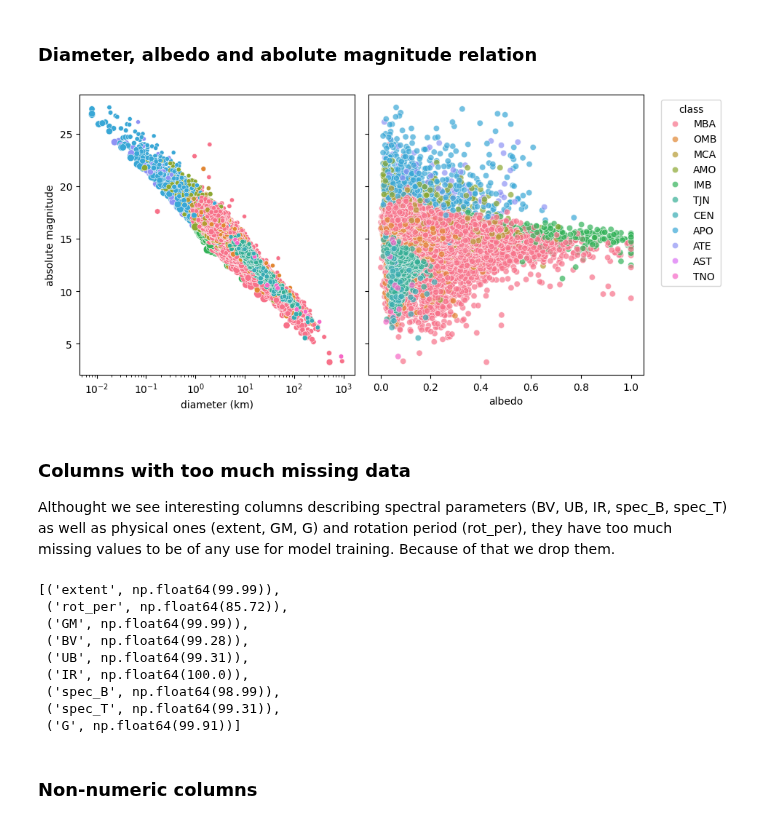
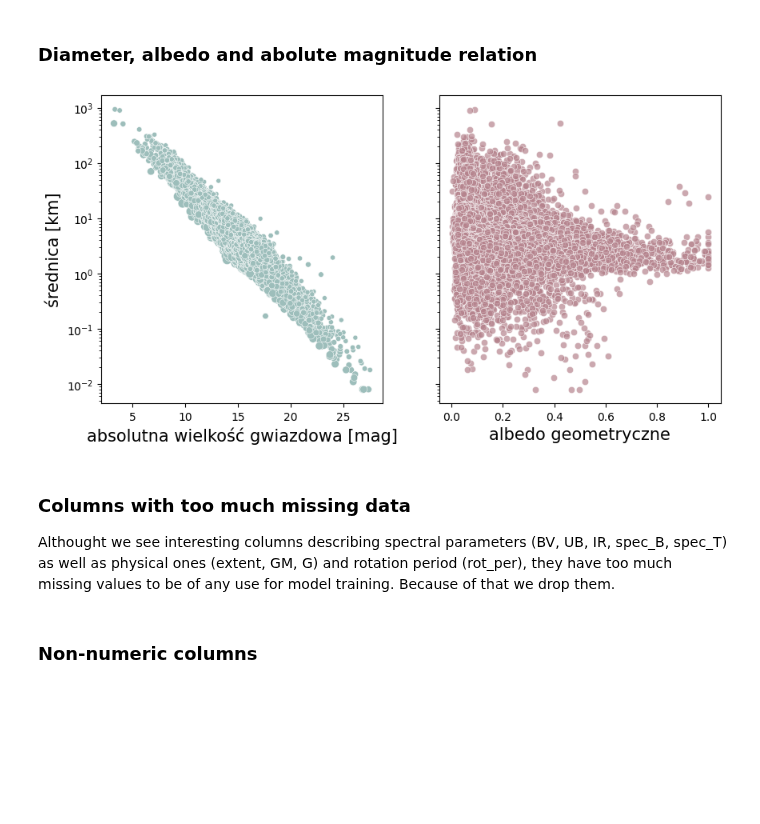
Before and after one commit to pgrzankowski/WUT-EngineerThesis, a Jupyter notebook: asteroid_diameter_prediction.ipynb, the cells around one changed output. Drawn from its saved outputs; the diff is of its cells as text; code cells hidden in the pictures; blank space fills up the shorter version.

```diff
--- a/asteroid_diameter_prediction.ipynb
+++ b/asteroid_diameter_prediction.ipynb
@@ -40,6 +40,13 @@ import numpy as np
 import matplotlib.pyplot as plt
 import seaborn as sns
 from sklearn.feature_selection import mutual_info_regression
+# %%
+FONT_SIZE = 13
+
+COLOR_1 = '#748CAB'  # Midnight Blue
+COLOR_2 = '#9DBEBB'  # Slate Gray
+COLOR_3 = '#B5838D'  # Burgundy (for your third plot)
+COLOR_GOLD = '#C5A059'
 # %%
 def null_percentage(df: pd.DataFrame, col_name: str) -> float:
     return round(df[col_name].isna().sum() / len(df) * 100, 2)
@@ -200,41 +268,25 @@ plt.savefig('fig/analysis/albedo_distribution.pdf')
 ### Diameter, albedo and abolute magnitude relation
 # %%
 fig, ax = plt.subplots(1,2, figsize=(10,5), sharey=True)
-plt.subplots_adjust(wspace=0.05)
+# --- Left Plot ---
+ax[0].set_yscale('log')
+ax[0].set_ylabel('średnica [km]', fontsize=FONT_SIZE + 2)
+ax[0].set_xlabel('absolutna wielkość gwiazdowa [mag]', fontsize=FONT_SIZE + 2)
+ax[0].tick_params(axis='both') # Sizes of the numbers
 
-ax[0].set(xscale='log', xlabel='diameter (km)', ylabel='absolute magnitude')
-sns.scatterplot(df_tmp, x='diameter', y='H', hue='class',
-                size='albedo', ax=ax[0])
+sns.scatterplot(data=df_tmp, x='H', y='diameter', size='albedo', color=COLOR_2, ax=ax[0])
 ax[0].legend().set_visible(False)
 
-ax[1].set(xlabel='albedo',)
-sns.scatterplot(df_tmp, x='albedo', y='H', hue='class', alpha=.7,
-                ax=ax[1])
-sns.move_legend(ax[1], "upper right", bbox_to_anchor=(1.3, 1.),)
+# --- Right Plot ---
+ax[1].set_yscale('log')
+ax[1].set_xlabel('albedo geometryczne', fontsize=FONT_SIZE+2)
+ax[1].tick_params(axis='both')
 
-plt.savefig('fig/analysis/diameter_albedo_magnitude_relation.jpg')
+sns.scatterplot(data=df_tmp, x='albedo', y='diameter', alpha=.7, color=COLOR_3, ax=ax[1])
+
+plt.savefig('fig/analysis/diameter_albedo_magnitude_relation.png')
 # %% [output]
-[figure, old version]
+[figure, new version]
 # %% [markdown]
 ### Columns with too much missing data
 Althought we see interesting columns describing spectral parameters (BV, UB, IR, spec_B, spec_T) as well as physical ones (extent, GM, G) and rotation period (rot_per), they have too much missing values to be of any use for model training. Because of that we drop them.
-# %%
-too_much_na = []
-for col in df.columns:
-
-    null_pctg = null_percentage(df, col)
-
-    if null_pctg > 50:
-        too_much_na.append((col, null_pctg))
-
-too_much_na
-# %% [output]
-[('extent', np.float64(99.99)),
- ('rot_per', np.float64(85.72)),
- ('GM', np.float64(99.99)),
- ('BV', np.float64(99.28)),
- ('UB', np.float64(99.31)),
- ('IR', np.float64(100.0)),
- ('spec_B', np.float64(98.99)),
- ('spec_T', np.float64(99.31)),
- ('G', np.float64(99.91))]
```
Also changed, not shown: parts of 83 cells of this notebook, 10 other files.
